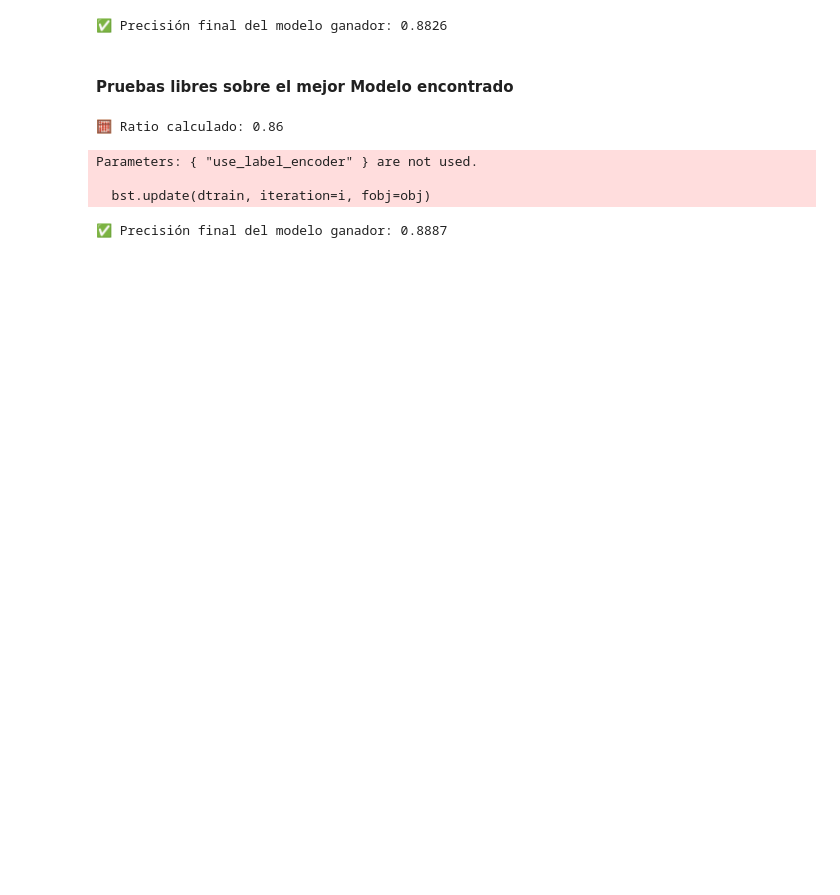
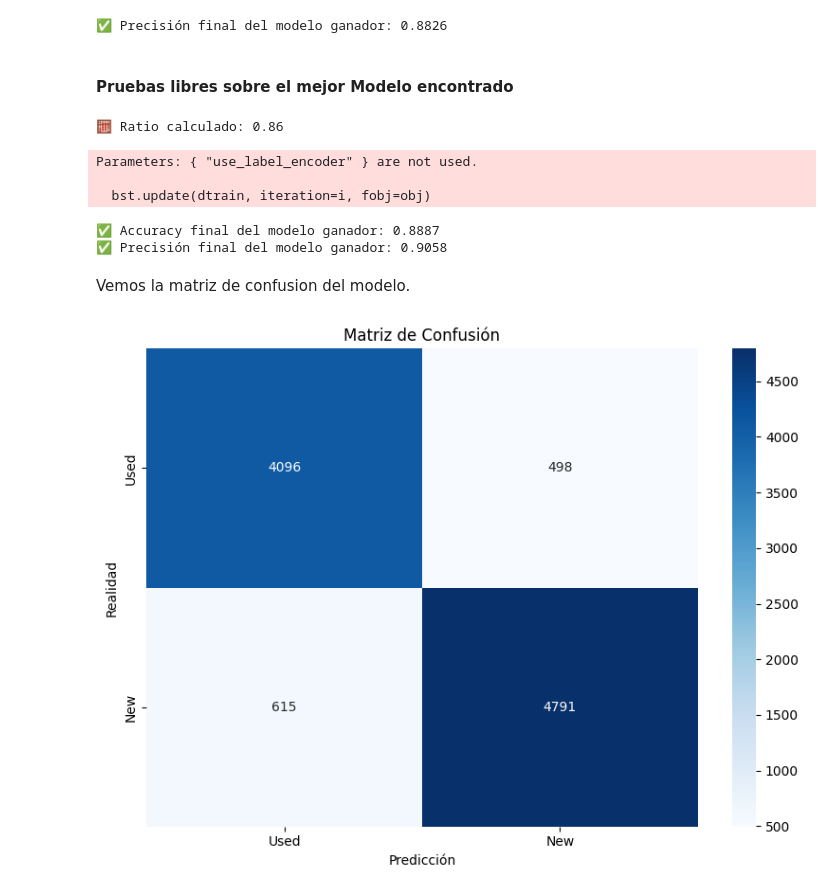
Before and after one commit to Augustorcrc/new-used-predictor, a Jupyter notebook: src/eda.ipynb, the cells around one changed output. Saved outputs shown, nothing was run; the diff lists cells and outputs as text; code cells hidden in the pictures; blank space fills up the shorter version.

```diff
--- a/src/eda.ipynb
+++ b/src/eda.ipynb
@@ -619,7 +619,7 @@ if 'condition_enc' in all_columns:
 resultados = []
 
 # Número de experimentos
-n_experimentos = 3
+n_experimentos = 5
 columnas_por_prueba = 20
 # Lista de columnas a probar
 lista_cant_col = [ 20, 23]
@@ -926,6 +918,7 @@ col_a_utilizar = ['start_time',
 X_train_sel = X_train_numeric[col_a_utilizar]
 X_test_sel = X_test_numeric[col_a_utilizar]
 
+
 X_train_sel, X_test_sel = scale_data(X_train_sel, X_test_sel)
 
 
@@ -934,9 +927,29 @@ model.fit(X_train_sel, y_train)
 y_pred_final = model.predict(X_test_sel)
 # Evaluación final
 final_accuracy = accuracy_score(y_test, y_pred_final)
-print(f"✅ Precisión final del modelo ganador: {final_accuracy:.4f}")
+final_precision = precision_score(y_test, y_pred_final)
+print(f"✅ Accuracy final del modelo ganador: {final_accuracy:.4f}")
+print(f"✅ Precisión final del modelo ganador: {final_precision:.4f}")
 # %% [output]
 Parameters: { "use_label_encoder" } are not used.
 
   bst.update(dtrain, iteration=i, fobj=obj)
-✅ Precisión final del modelo ganador: 0.8887
+✅ Accuracy final del modelo ganador: 0.8887
+✅ Precisión final del modelo ganador: 0.9058
+# %% [markdown]
+Vemos la matriz de confusion del modelo.
+# %%
+#plot matrix de confusión
+
+from sklearn.metrics import confusion_matrix
+import seaborn as sns
+cm = confusion_matrix(y_test, y_pred_final)
+plt.figure(figsize=(8, 6))
+sns.heatmap(cm, annot=True, fmt='d', cmap='Blues', xticklabels=['Used', 'New'], yticklabels=['Used', 'New'])
+plt.title('Matriz de Confusión')
+plt.xlabel('Predicción')
+plt.ylabel('Realidad')
+plt.tight_layout()
+plt.show()
+# %% [output]
+[figure, added]
```
Also changed, not shown: parts of 4 cells of this notebook, 2 other files.
